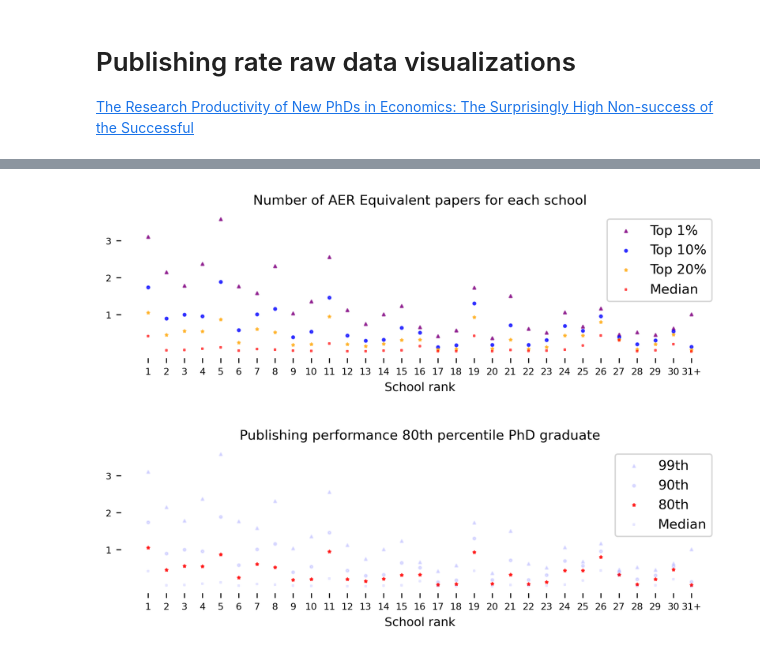
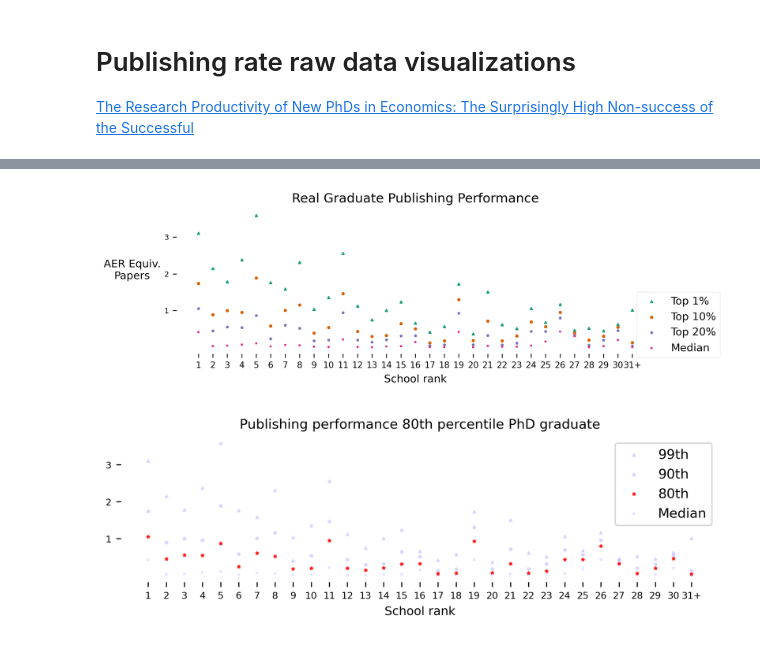
Before and after one commit to mviz/publish_rate_analysis, a Jupyter notebook: publishing_rate_raw_visualizations.ipynb, the cells around one changed output, grey strips where cells are left out. Drawn from its saved outputs; the diff is of its cells as text; code cells hidden in the pictures.

```diff
--- a/publishing_rate_raw_visualizations.ipynb
+++ b/publishing_rate_raw_visualizations.ipynb
@@ -12,7 +12,12 @@ import seaborn as sns
 from mayavi import mlab
 from mayavi.api import Engine
 %gui qt
+
+sns.set_palette("Dark2")
 # %%
 quantiled_by_year_rank = pd.read_csv("raw_data/rank_year_agg.csv")
-mean_aer_quantiles = pd.read_csv("raw_data/rank_agg.csv")
+raw_mean_aer_quantiles = pd.read_csv("raw_data/rank_agg.csv")
+raw_data = pd.read_excel("raw_data/data/Conley_Onder_JEPdata.xlsx")
 mock_data = pd.read_csv("fake_data/mock_data.csv")
+mock_data_quantiles = pd.read_csv("fake_data/mock_data_base_quantiles.csv")
+mock_data_quantiles_sh = pd.read_csv("fake_data/mock_data_school_help_quantiles.csv")
@@ -30,27 +95,31 @@ TODO
 # %%
-fig, ax = plt.subplots(figsize=(8,2))
+fig, ax = plt.subplots(figsize=(8,2.5))
 fig.set_dpi(300)
 
 xtick_names = [str(integer) for integer in range(1,31)]
 xtick_names.append('31+')
 
-ax.scatter(mean_aer_quantiles["Rank"], mean_aer_quantiles["99th"], marker='^', color="purple", alpha=0.7, label="Top 1%", s=4);
-ax.scatter(mean_aer_quantiles["Rank"], mean_aer_quantiles["90th"], marker='o', color="blue", alpha=0.7, label="Top 10%", s=4);
-ax.scatter(mean_aer_quantiles["Rank"], mean_aer_quantiles["80th"], marker='*', color="orange", alpha=0.7, label="Top 20%", s=4);
-ax.scatter(mean_aer_quantiles["Rank"], mean_aer_quantiles["50th"], marker='+', color="red", alpha=0.7, label="Median", s=4);
-ax.set_title("Number of AER Equivalent papers for each school", fontsize=10)
+mean_aer_quantiles = raw_mean_aer_quantiles
+
+ax.scatter(mean_aer_quantiles["Rank"], mean_aer_quantiles["99th"], marker='^', alpha=1, label="Top 1%", s=4);
+ax.scatter(mean_aer_quantiles["Rank"], mean_aer_quantiles["90th"], marker='o', alpha=1, label="Top 10%", s=4);
+ax.scatter(mean_aer_quantiles["Rank"], mean_aer_quantiles["80th"], marker='*',  alpha=1, label="Top 20%", s=4);
+ax.scatter(mean_aer_quantiles["Rank"], mean_aer_quantiles["50th"], marker='+',  alpha=1, label="Median", s=4);
+ax.set_title("Real Graduate Publishing Performance", fontsize=12)
+
 ax.set_xticks(range(1,32))
-ax.set_xticklabels(xtick_names, fontsize=7)
-ax.set_xlabel("School rank", fontsize=9)
+ax.set_xticklabels(xtick_names, fontsize=8)
+ax.set_xlabel("School rank", fontsize=10)
+ax.set_ylabel("AER Equiv.\nPapers", fontsize=10, rotation=0, labelpad=30)
 ax.set_yticks([1,2,3])
 ax.set_yticklabels(["1", "2", "3"], fontsize=7)
 
 
 ax.spines["left"].set_visible(False)
 ax.spines["top"].set_visible(False)
 ax.spines["right"].set_visible(False)
 ax.spines["bottom"].set_visible(False)
 
-ax.legend();
+ax.legend(loc='right', bbox_to_anchor=(1.15, 0.2),  ncol=1, framealpha=0.25);
 # %% [output]
-[figure, old version]
+[figure, new version]
```
Also changed, not shown: parts of 20 cells of this notebook, 14 other files.
